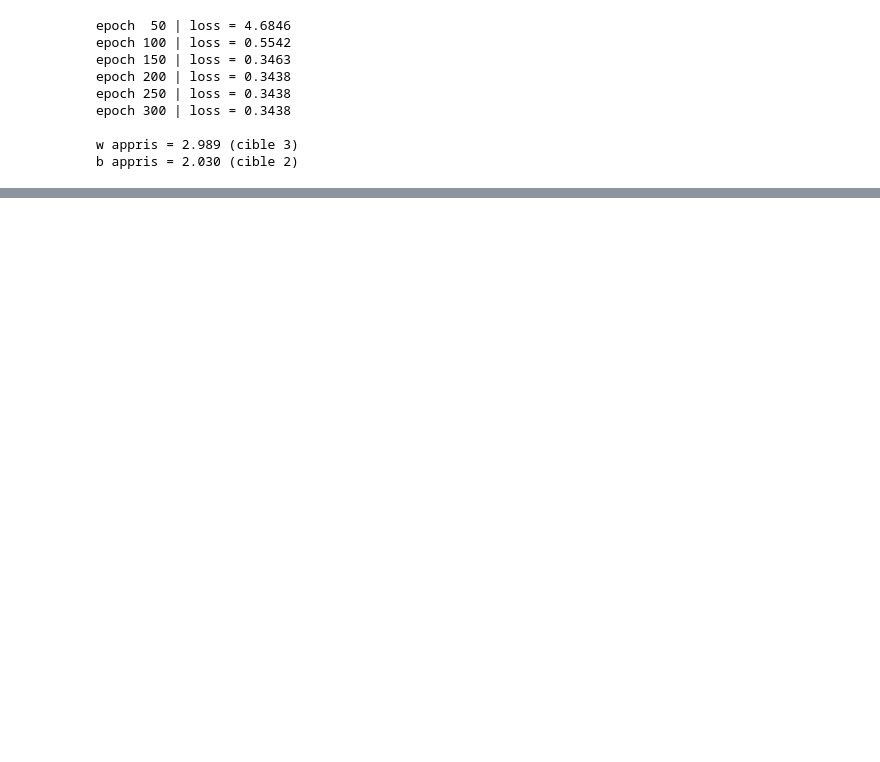
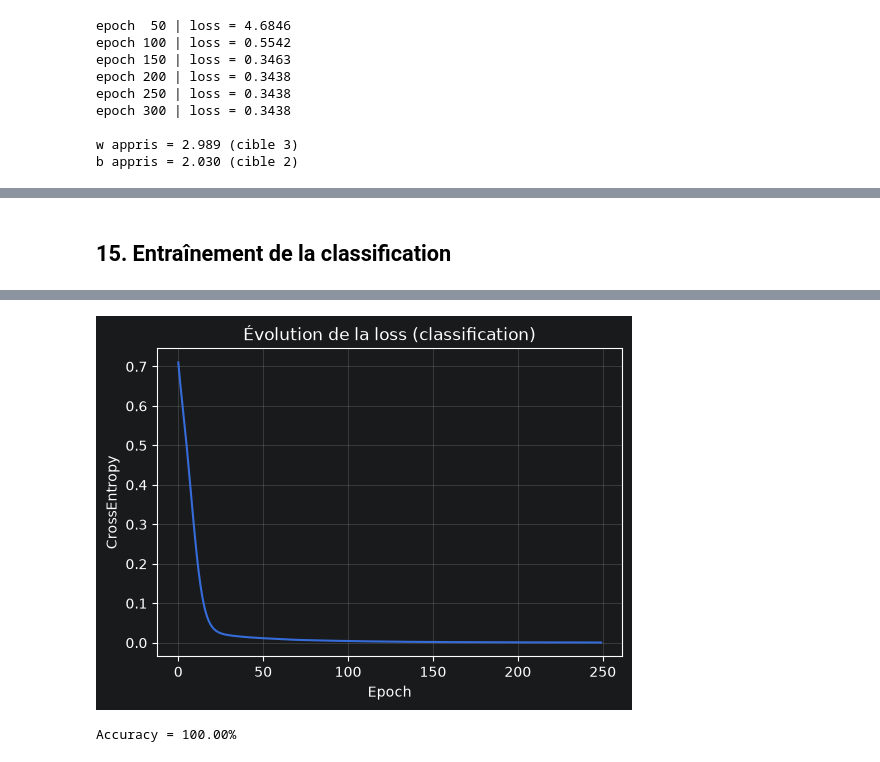
Before and after one commit to MostafaHDfMeR/TP_N1_Mise-en-oeuvre-du-Framework-PyTorch, a Jupyter notebook: TP_N1 - Mise en oeuvre du Framework PyTorch.ipynb, the cells around one changed output, grey strips where cells are left out. Cells and saved outputs as stored; diff of their text form; code cells hidden in the pictures; blank space fills up the shorter version.

```diff
--- a/TP_N1 - Mise en oeuvre du Framework PyTorch.ipynb
+++ b/TP_N1 - Mise en oeuvre du Framework PyTorch.ipynb
@@ -292,0 +505,45 @@ plt.show()
+# %%
+class Classifier(nn.Module):
+    def __init__(self):
+        super().__init__()
+        self.net = nn.Sequential(
+            nn.Linear(2, 16),
+            nn.ReLU(),
+            nn.Linear(16, 16),
+            nn.ReLU(),
+            nn.Linear(16, 2),            # 2 classes -> 2 logits
+        )
+
+    def forward(self, x):
+        return self.net(x)
+
+model_cls = Classifier().to(device)
+criterion_cls = nn.CrossEntropyLoss()
+optimizer_cls = torch.optim.Adam(model_cls.parameters(), lr=0.01)
+
+Xc, yc = X_cls.to(device), y_cls.to(device)
+# %% [markdown]
+## 15. Entraînement de la classification
+# %%
+losses_cls = []
+
+for epoch in range(250):
+    model_cls.train()
+
+    logits = model_cls(Xc)
+    loss = criterion_cls(logits, yc)
+
+    optimizer_cls.zero_grad()
+    loss.backward()
+    optimizer_cls.step()
+
+    losses_cls.append(loss.item())
+    if (epoch + 1) % 50 == 0:
+        print(f"epoch {epoch + 1:3d} | loss = {loss.item():.4f}")
+
+plt.figure(figsize=(6, 4))
+plt.plot(losses_cls)
+plt.xlabel("Epoch"); plt.ylabel("CrossEntropy"); plt.title("Évolution de la loss (classification)")
+plt.grid(True, alpha=0.3)
+plt.show()
+# %% [output]
@@ -292,0 +555,11 @@ plt.show()
+[figure, added]
+# %%
+model_cls.eval()
+with torch.inference_mode():
+    logits = model_cls(Xc)
+    pred = logits.argmax(dim=1)          # classe au score maximal
+    accuracy = (pred == yc).float().mean()
+
+print(f"Accuracy = {accuracy.item() * 100:.2f}%")
+# %% [output]
+Accuracy = 100.00%
```
Also changed, not shown: parts of 45 cells of this notebook, 1 other file.
